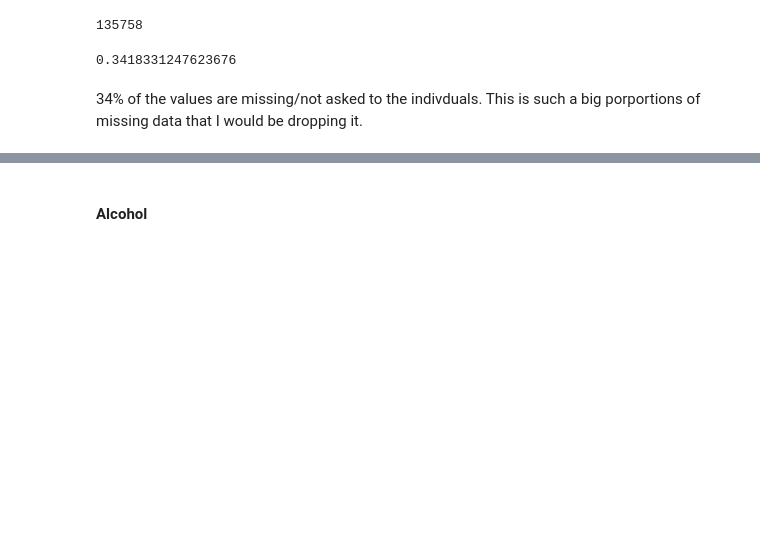
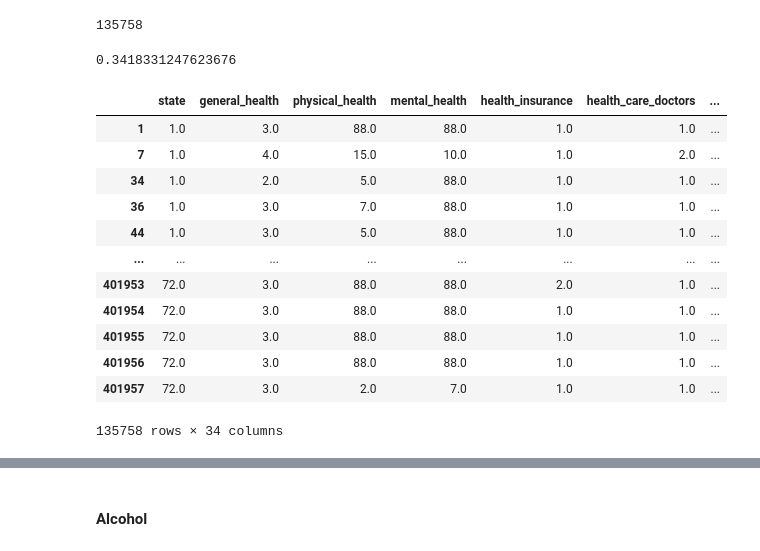
Before and after one commit to xiaohua-su/Heart_Disease, a Jupyter notebook: Heart_disease_eda.ipynb, the cells around one changed output, grey strips where cells are left out. Drawn from its saved outputs; the diff is of its cells as text; code cells hidden in the pictures; blank space fills up the shorter version.

```diff
--- a/Heart_disease_eda.ipynb
+++ b/Heart_disease_eda.ipynb
@@ -521,5 +522,3 @@ heart_df.ecigaret.isna().sum()
 135758/397147
 # %% [output]
 0.3418331247623676
-# %% [markdown]
-34% of the values are missing/not asked to the indivduals. This is such a big porportions of missing data that I would be dropping it.
@@ -527,0 +525,16 @@ heart_df.ecigaret.isna().sum()
+# %%
+heart_df[heart_df['ecigaret'].isnull()]
+# %% [output]
+|  | state | general_health | physical_health | mental_health | health_insurance | health_care_doctors | ... |
+| 1 | 1.0 | 3.0 | 88.0 | 88.0 | 1.0 | 1.0 | ... |
+| 7 | 1.0 | 4.0 | 15.0 | 10.0 | 1.0 | 2.0 | ... |
+| 34 | 1.0 | 2.0 | 5.0 | 88.0 | 1.0 | 1.0 | ... |
+| 36 | 1.0 | 3.0 | 7.0 | 88.0 | 1.0 | 1.0 | ... |
+| 44 | 1.0 | 3.0 | 5.0 | 88.0 | 1.0 | 1.0 | ... |
+| ... | ... | ... | ... | ... | ... | ... | ... |
+| 401953 | 72.0 | 3.0 | 88.0 | 88.0 | 2.0 | 1.0 | ... |
+| 401954 | 72.0 | 3.0 | 88.0 | 88.0 | 1.0 | 1.0 | ... |
+| 401955 | 72.0 | 3.0 | 88.0 | 88.0 | 1.0 | 1.0 | ... |
+| 401956 | 72.0 | 3.0 | 88.0 | 88.0 | 1.0 | 1.0 | ... |
+| 401957 | 72.0 | 3.0 | 2.0 | 7.0 | 1.0 | 1.0 | ... |
+135758 rows × 34 columns
```
Also changed, not shown: parts of 28 cells of this notebook.
